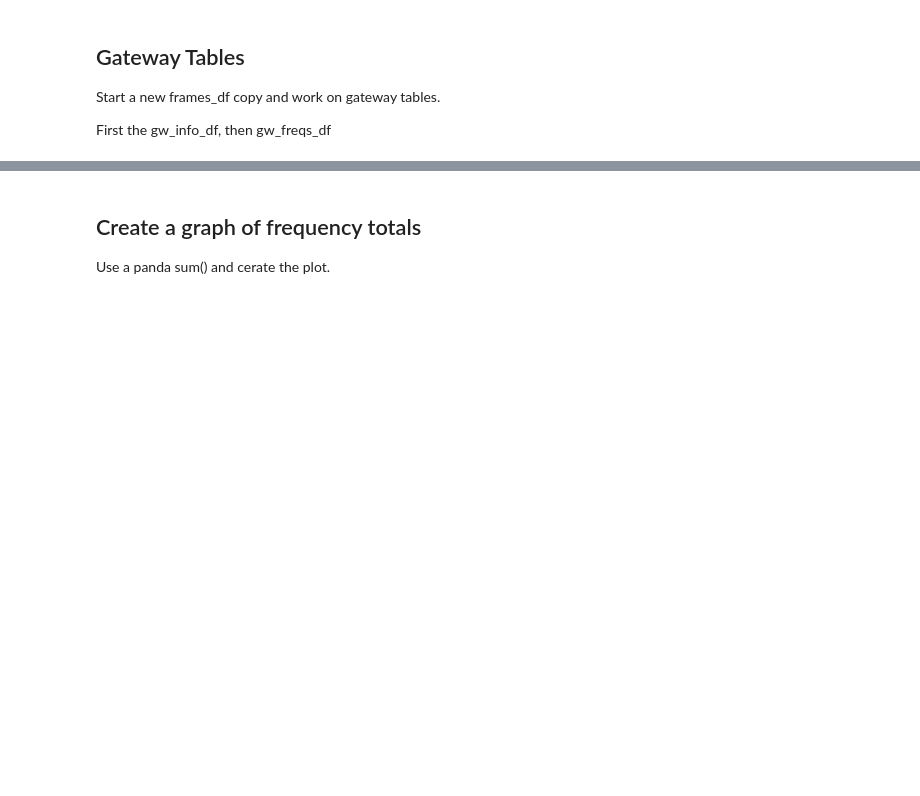
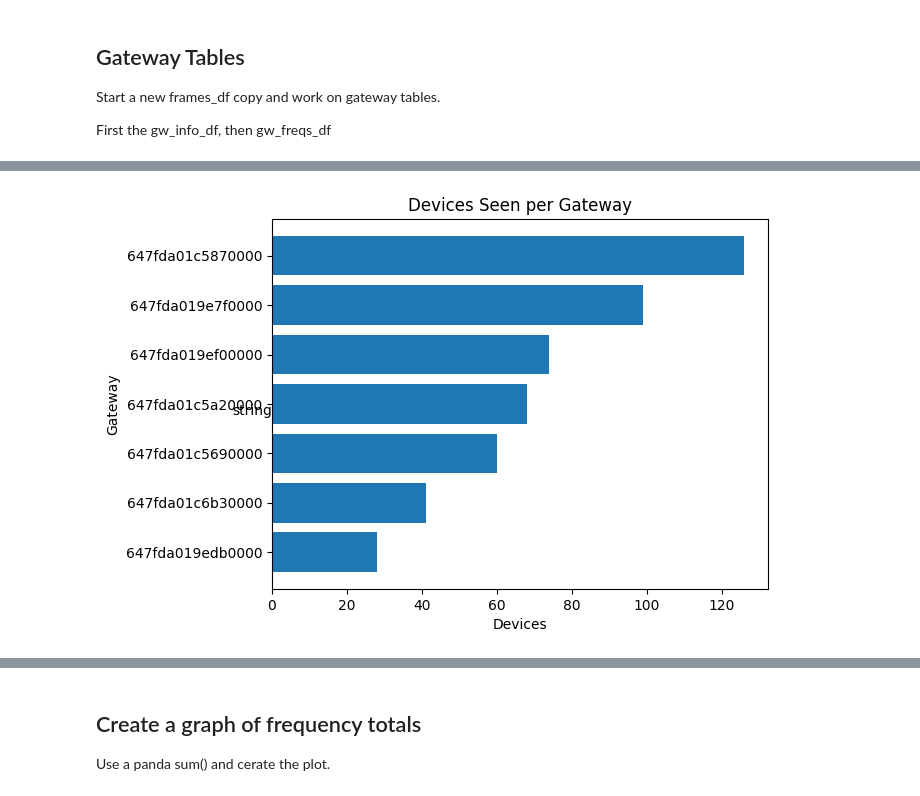
Before and after one commit to sheeriot/surveyor, a Jupyter notebook: notebooks/uplink_stats.ipynb, the cells around one changed output, grey strips where cells are left out. Cells and saved outputs as stored; diff of their text form; code cells hidden in the pictures; blank space fills up the shorter version.

Commit message:
now wtih graph of devices per gateway

```diff
--- a/notebooks/uplink_stats.ipynb
+++ b/notebooks/uplink_stats.ipynb
@@ -218,0 +293,9 @@ gw_freqs_df = gw_freqs_df.sort_values('frames', ascending=False)
+# %%
+
+devices_per_gateway = device_gw_df.groupby('gateway', observed=False)['dev_eui'].nunique()
+
+gw_info_df = gw_info_df.join(devices_per_gateway)
+
+gw_info_df = gw_info_df.rename(columns={'dev_eui': 'devices'})
+
+print(gw_info_df.info())
@@ -218,0 +315,9 @@ gw_freqs_df = gw_freqs_df.sort_values('frames', ascending=False)
+# %%
+# gw_info_df = gw_info_df.sort_values('devices', ascending=True).reset_index()
+gw_device_counts = gw_info_df[['devices']].sort_values(['devices']).reset_index()
+print(gw_device_counts.info())
+print(gw_device_counts)
+
+# gw_device_counts = gw_device_counts
+# print(gw_device_counts.info())
+# print(gw_device_counts)
@@ -218,0 +343,17 @@ gw_freqs_df = gw_freqs_df.sort_values('frames', ascending=False)
+# %%
+plt.barh(gw_device_counts['gateway'], gw_info_df['devices'])
+plt.title("Devices Seen per Gateway")
+plt.xlabel('Devices')
+plt.ylabel('Gateway')
+
+# # Add labels to each bar
+# for row in gw_info_df.iterrows():
+#     plt.text(r
+# w['gateway'], row['devices'], row['devices'], ha='center', va='bottom')
+
+plt.text(0.1, 3, 'string', ha='right', va='top')
+
+# Display the plot
+plt.show()
+# %% [output]
+[figure, added]
```
Also changed, not shown: parts of 16 cells of this notebook, 4 other files.
